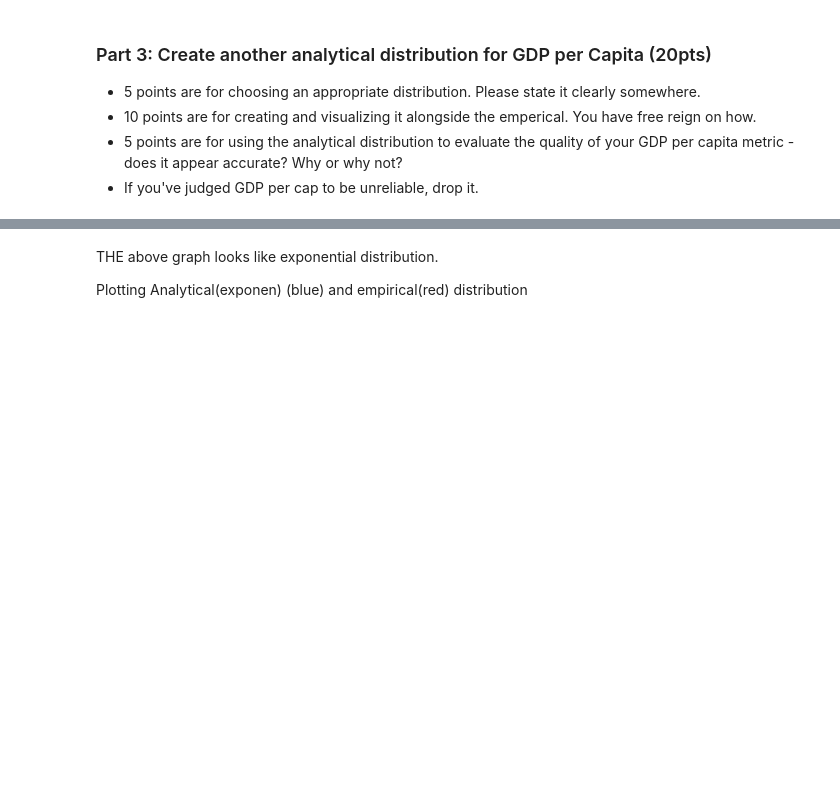
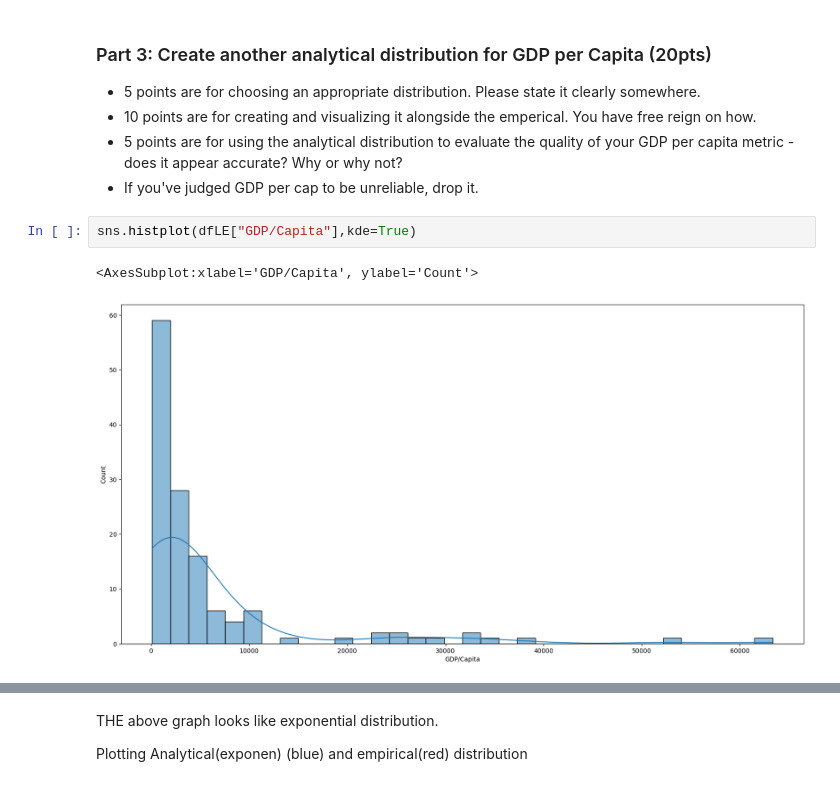
Before and after one commit to Nishaa95/BSIP_Assignment_2_Students, a Jupyter notebook: stats_asn_2_start.ipynb, the cells around one changed output, grey strips where cells are left out. Cells and saved outputs as stored; diff of their text form; blank space fills up the shorter version.

```diff
--- a/stats_asn_2_start.ipynb
+++ b/stats_asn_2_start.ipynb
@@ -164,6 +212,11 @@ dfc= dfLE[dfLE["Country"]=="Canada"]
 <li>5 points are for using the analytical distribution to evaluate the quality of your GDP per capita metric - does it appear accurate? Why or why not?
 <li>If you've judged GDP per cap to be unreliable, drop it.
 </ul>
+# %%
+sns.histplot(dfLE["GDP/Capita"],kde=True)
+# %% [output]
+<AxesSubplot:xlabel='GDP/Capita', ylabel='Count'>
+[figure, added]
 # %%
 #CDF for GDP/capita to analyze  type of distribution
 sns.ecdfplot(data=dfLE["GDP/Capita"])
```
Also changed, not shown: parts of 10 cells of this notebook.
